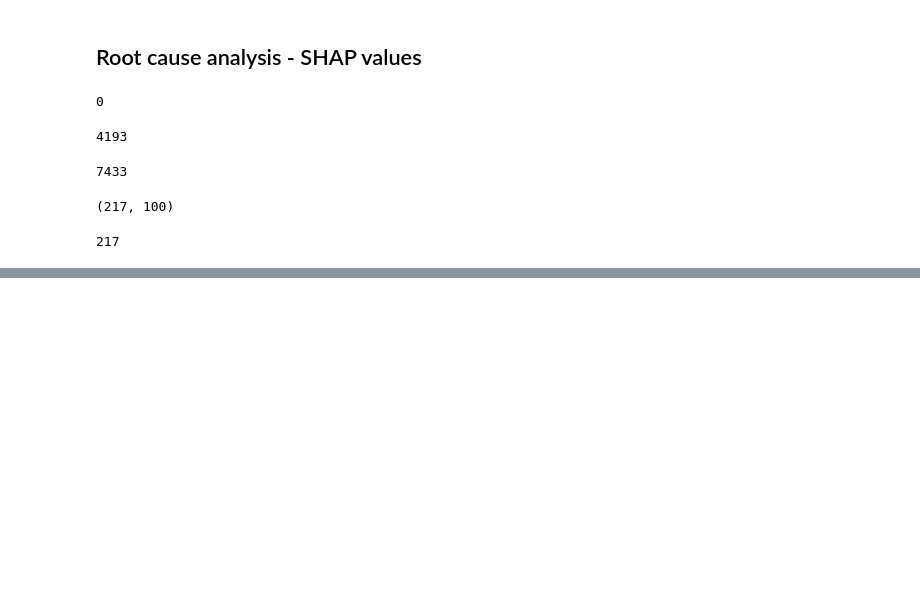
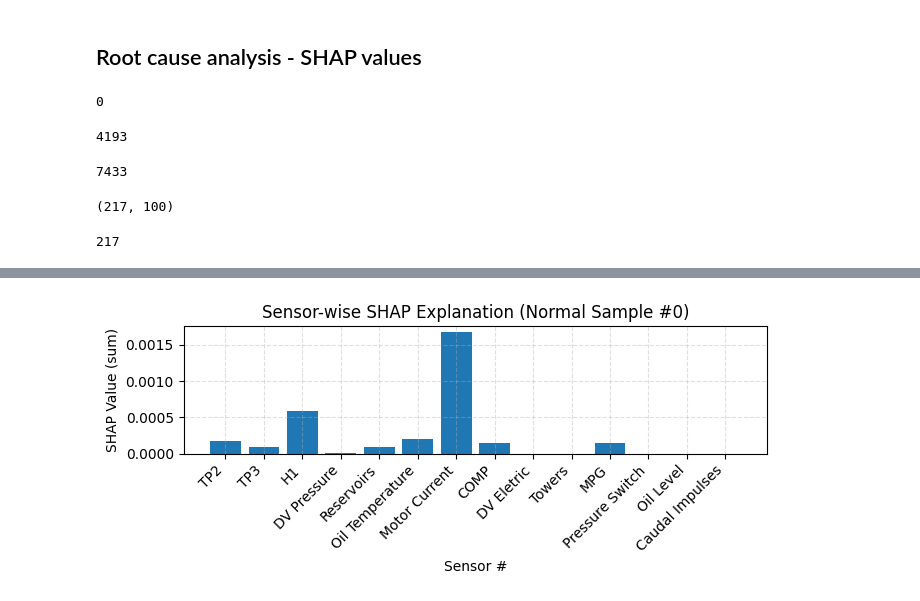
Before and after one commit to joaotiago-dias/metro_porto, a Jupyter notebook: Porto_SAE_window_large_v3.ipynb, the cells around one changed output, grey strips where cells are left out. Saved outputs shown, nothing was run; the diff lists cells and outputs as text; code cells hidden in the pictures; blank space fills up the shorter version.

```diff
--- a/Porto_SAE_window_large_v3.ipynb
+++ b/Porto_SAE_window_large_v3.ipynb
@@ -1174,0 +1194,7 @@ while True:
+# %%
+X_train_sample = normal_train_data_normalized[-100:]
+
+X_test = X_train_sample[np.random.choice(len(X_train_sample), size=10, replace=False)]
+
+X_test = np.array(X_test)
+X_test.shape  # (10, input_dim)
@@ -1174,0 +1203,75 @@ while True:
+# %%
+explainer = shap.Explainer(reconstruction_mse, X_train_sample)  # Use a subset of normal data as the background
+shap_values = explainer(X_test)  # X_test shape: (n_samples, 100)
+shap_values.values.shape  # -> (n_samples, 100)
+sensor_shap_values = aggregate_sensor_shap(shap_values.values)
+# %%
+def plot_sensor_shap_values(shap_values, sample_idx=0, agg_fn='sum', return_vals=False):
+    """
+    Plots SHAP values aggregated by sensor for a single sample.
+
+    If return_vals=True, returns the aggregated SHAP values instead of plotting.
+    """
+    shap_vals = shap_values.values[sample_idx]  # shape: (100,)
+    sensor_shap_vals = []
+
+    for i in range(14):
+        start = i * 7
+        end = start + 7
+        sensor_points = shap_vals[start:end]
+        if agg_fn == 'sum':
+            aggregated = np.sum(np.abs(sensor_points))
+        else:
+            aggregated = np.mean(np.abs(sensor_points))
+        sensor_shap_vals.append(aggregated)
+
+    if return_vals:
+        return sensor_shap_vals
+
+    sensor_labels = ['TP2','TP3','H1','DV Pressure','Reservoirs','Oil Temperature',
+                     'Motor Current','COMP','DV Eletric','Towers','MPG','Pressure Switch',
+                     'Oil Level','Caudal Impulses']
+
+    plt.figure(figsize=(7, 3))
+    plt.bar(range(1, 15), sensor_shap_vals)
+    plt.xlabel('Sensor #')
+    plt.ylabel(f'SHAP Value ({agg_fn})')
+    plt.title(f'Sensor-wise SHAP Explanation (Normal Sample #{sample_idx})')
+    plt.xticks(range(1, 15), sensor_labels, rotation=45, ha='right')
+    plt.grid(True, linestyle='--', alpha=0.4)
+    plt.tight_layout()
+    plt.show()
+
+
+# Store all sensor-wise SHAP values
+all_sensor_vals = []
+
+i = 0
+while True:
+    try:
+        vals = plot_sensor_shap_values(shap_values, sample_idx=i, return_vals=True)
+        all_sensor_vals.append(vals)
+        plot_sensor_shap_values(shap_values, sample_idx=i)
+        i += 1
+    except:
+        break
+
+# Compute mean SHAP values across samples
+mean_vals = np.mean(all_sensor_vals, axis=0)
+
+# Plot the mean SHAP values
+sensor_labels = ['TP2','TP3','H1','DV Pressure','Reservoirs','Oil Temperature',
+                 'Motor Current','COMP','DV Eletric','Towers','MPG','Pressure Switch',
+                 'Oil Level','Caudal Impulses']
+
+plt.figure(figsize=(10, 4))
+plt.bar(range(1, 15), mean_vals)
+plt.xlabel('Sensor #')
+plt.ylabel('Mean SHAP Value')
+plt.title('Mean Sensor-wise SHAP Explanation For All Samples (Normla Data)')
+plt.xticks(range(1, 15), sensor_labels,rotation=45, ha='right')
+plt.grid(True, linestyle='--', alpha=0.4)
+plt.tight_layout()
+plt.show()
+# %% [output]
+[figure, added]
```
Also changed, not shown: parts of 19 cells of this notebook.
